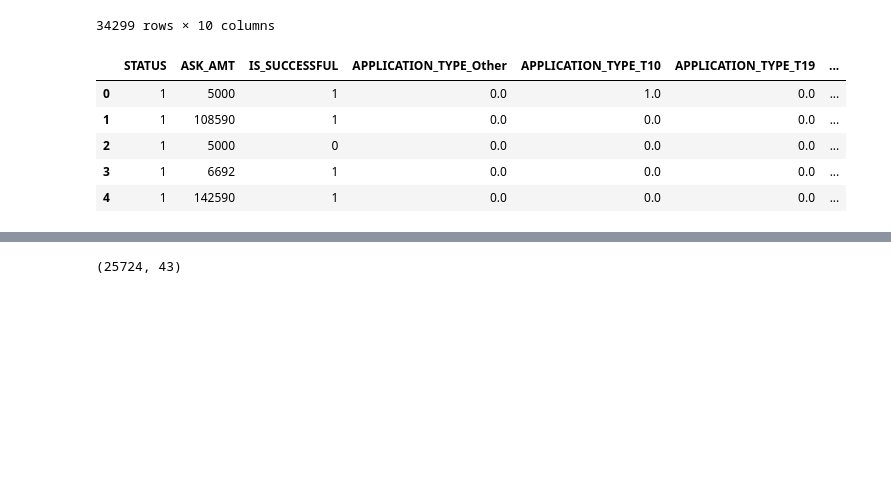
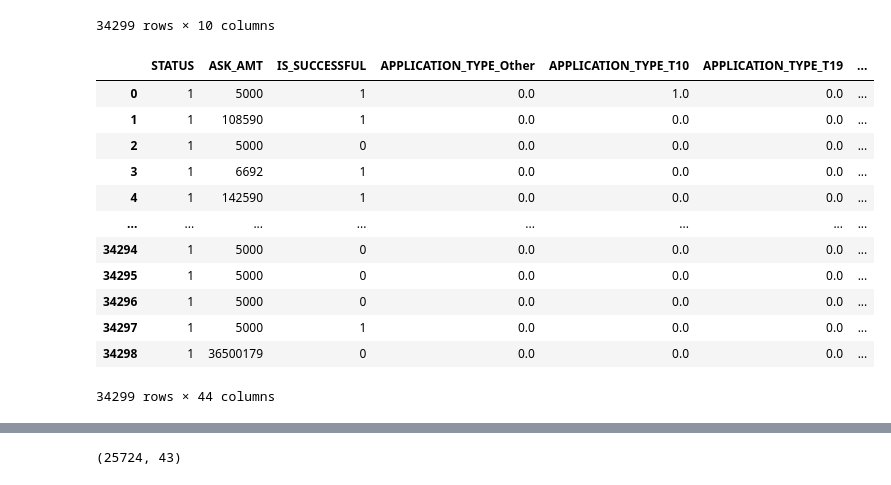
Before and after one commit to Karla-Flores/Neural-Network--Charity-Donation, a Jupyter notebook: Starter_Code.ipynb, the cells around one changed output, grey strips where cells are left out. Cells and saved outputs as stored; diff of their text form; code cells hidden in the pictures; blank space fills up the shorter version.

```diff
--- a/Starter_Code.ipynb
+++ b/Starter_Code.ipynb
@@ -158,11 +159,18 @@ application_df
 # %%
 # Convert categorical data to numeric with `pd.get_dummies`
 application_df = pd.get_dummies(application_df, dtype=float)
-application_df.head()
+application_df
 # %% [output]
 |  | STATUS | ASK_AMT | IS_SUCCESSFUL | APPLICATION_TYPE_Other | APPLICATION_TYPE_T10 | APPLICATION_TYPE_T19 | ... |
 | 0 | 1 | 5000 | 1 | 0.0 | 1.0 | 0.0 | ... |
 | 1 | 1 | 108590 | 1 | 0.0 | 0.0 | 0.0 | ... |
 | 2 | 1 | 5000 | 0 | 0.0 | 0.0 | 0.0 | ... |
 | 3 | 1 | 6692 | 1 | 0.0 | 0.0 | 0.0 | ... |
 | 4 | 1 | 142590 | 1 | 0.0 | 0.0 | 0.0 | ... |
+| ... | ... | ... | ... | ... | ... | ... | ... |
+| 34294 | 1 | 5000 | 0 | 0.0 | 0.0 | 0.0 | ... |
+| 34295 | 1 | 5000 | 0 | 0.0 | 0.0 | 0.0 | ... |
+| 34296 | 1 | 5000 | 0 | 0.0 | 0.0 | 0.0 | ... |
+| 34297 | 1 | 5000 | 1 | 0.0 | 0.0 | 0.0 | ... |
+| 34298 | 1 | 36500179 | 0 | 0.0 | 0.0 | 0.0 | ... |
+34299 rows × 44 columns
```
Also changed, not shown: parts of 21 cells of this notebook.
